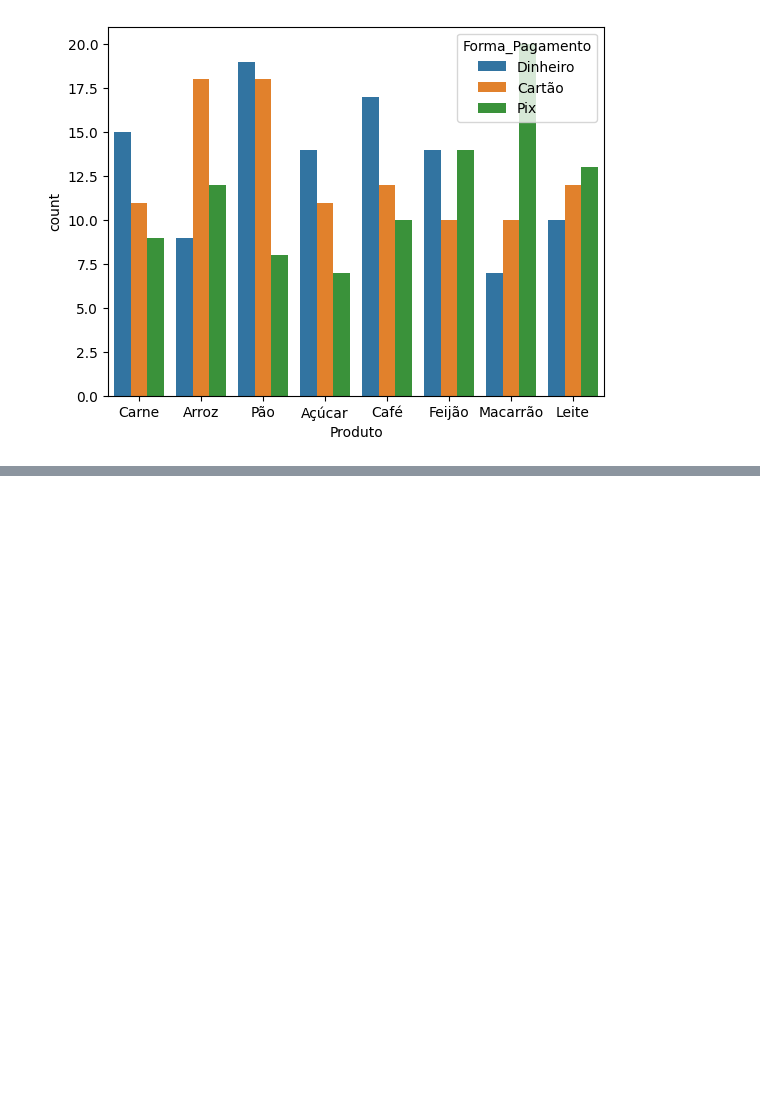
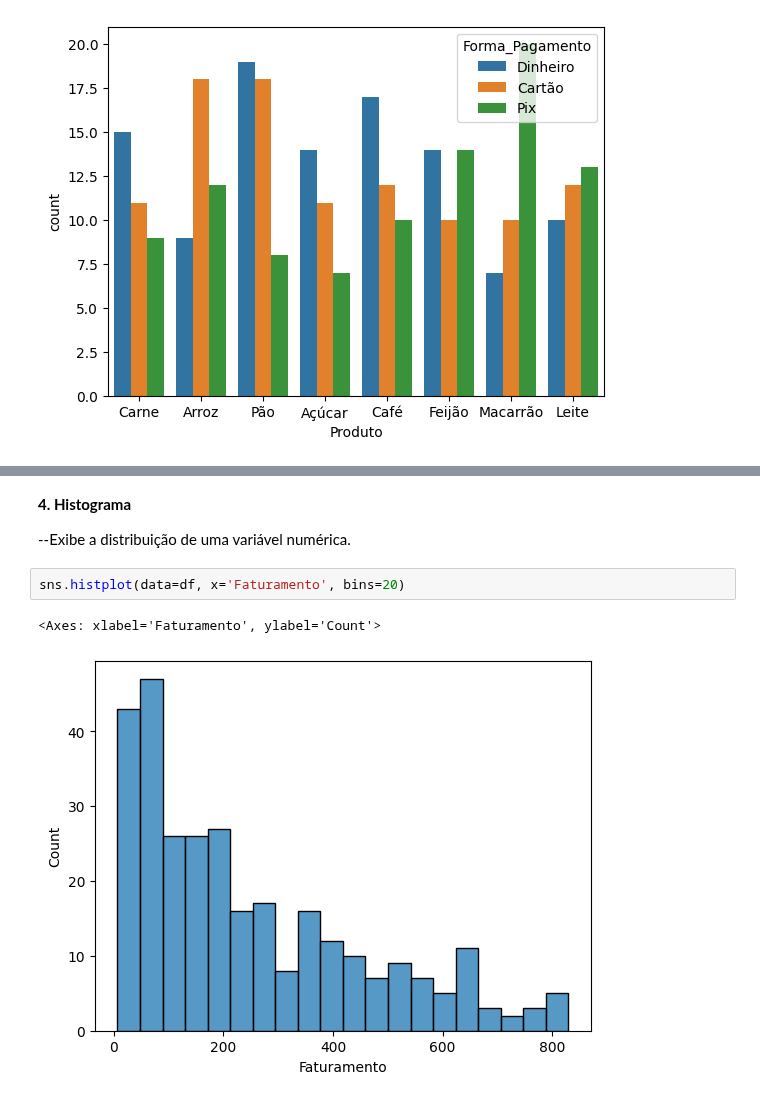
Before and after one commit to EduardaSantosDiniz/Atividade1-Java, a Jupyter notebook: PraticandoPythoni.ipynb, the cells around one changed output, grey strips where cells are left out. Cells and saved outputs as stored; diff of their text form; blank space fills up the shorter version.

```diff
--- a/PraticandoPythoni.ipynb
+++ b/PraticandoPythoni.ipynb
@@ -226,0 +238,9 @@ sns.countplot(x= df['Produto'], hue= df['Forma_Pagamento'])
+# %% [markdown]
+**4. Histograma**
+
+--Exibe a distribuição de uma variável numérica.
+# %%
+sns.histplot(data=df, x='Faturamento', bins=20)
+# %% [output]
+<Axes: xlabel='Faturamento', ylabel='Count'>
+[figure, added]
```
Also changed, not shown: parts of 15 cells of this notebook.
